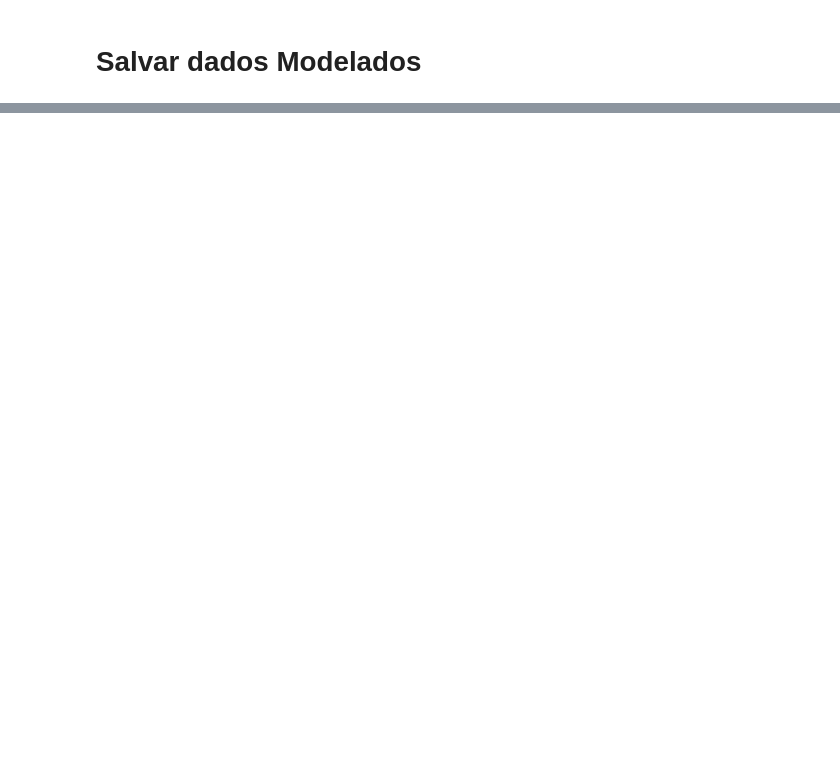
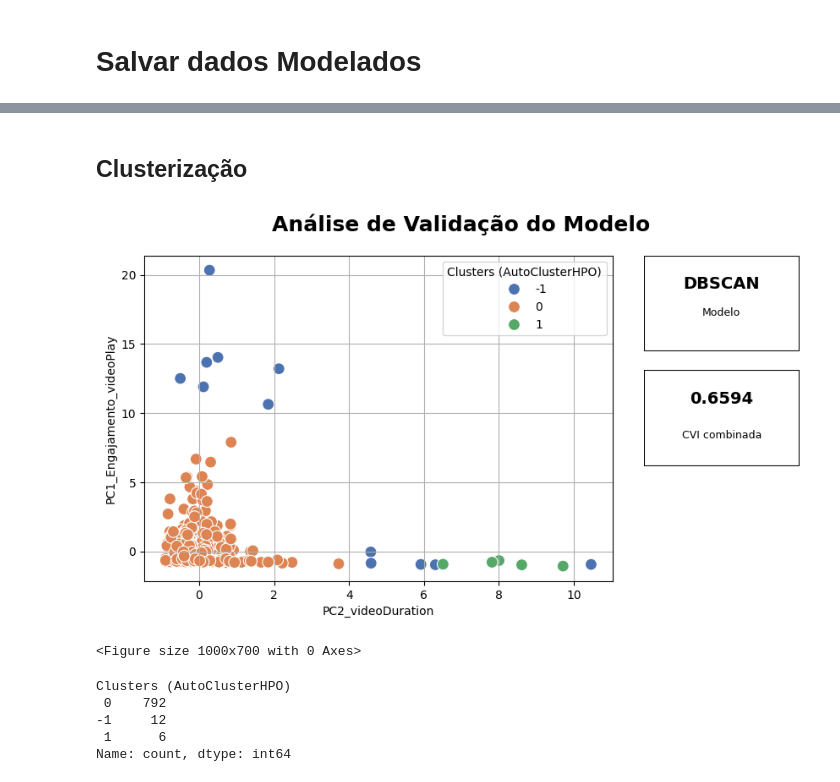
Before and after one commit to Vini0606/Tecnicas-de-Ciencia-de-Dados-em-dados-do-Instagram, a Jupyter notebook: notebooks/03_modelagem.ipynb, the cells around one changed output, grey strips where cells are left out. Saved outputs shown, nothing was run; the diff lists cells and outputs as text; code cells hidden in the pictures; blank space fills up the shorter version.

```diff
--- a/notebooks/03_modelagem.ipynb
+++ b/notebooks/03_modelagem.ipynb
@@ -40,0 +101,21 @@ df_comments = pd.read_excel(settings.ALL_XLSX, sheet_name="reels_latestComments"
+# %%
+# @title
+df = df_reels[['commentsCount', 'likesCount', 'videoPlayCount', 'videoDuration']].copy()
+
+scaler = StandardScaler()
+df_scaled = scaler.fit_transform(df)
+
+# Instancia PCA
+pca = PCA(n_components=2)
+pca.fit(df_scaled)
+
+# Transformar os dados
+dados_pca = pca.transform(df_scaled)
+
+# Colocar em DataFrame
+df_pca = pd.DataFrame(
+    dados_pca,
+    columns=[f"PC{i+1}" for i in range(2)]
+)
+
+df_pca.head()
@@ -40,0 +155,6 @@ df_comments = pd.read_excel(settings.ALL_XLSX, sheet_name="reels_latestComments"
+# %%
+# Adiciona a primeira coluna de dados_pca como a nova coluna 'PC1'
+df_reels['PC1_Engajamento_videoPlay'] = dados_pca[:, 0]
+
+# Adiciona a segunda coluna de dados_pca como a nova coluna 'PC2'
+df_reels['PC2_videoDuration'] = dados_pca[:, 1]
@@ -40,0 +163,9 @@ df_comments = pd.read_excel(settings.ALL_XLSX, sheet_name="reels_latestComments"
+# %%
+autocluster_tool = AutoClusterHPO(max_evals_per_algo=100)
+clusters, models, configs, scores, algo_names= autocluster_tool.fit_predict(df_reels[['PC1_Engajamento_videoPlay', 'PC2_videoDuration']])
+
+df_reels['Clusters (AutoClusterHPO)'] = clusters
+df_reels['model'] = models
+df_reels['config'] = configs
+df_reels['score'] = scores
+df_reels['algo_name'] = algo_names
@@ -228,0 +511,2 @@ except Exception as e:
+# %% [markdown]
+## Clusterização
@@ -228,0 +557,13 @@ except Exception as e:
+# %%
+analiseValidacaoModeloPCA(df_reels[['PC2_videoDuration', 'PC1_Engajamento_videoPlay', 'Clusters (AutoClusterHPO)']], algo_names, scores)
+# %% [output]
+[figure, added]
+<Figure size 1000x700 with 0 Axes>
+# %%
+df_reels['Clusters (AutoClusterHPO)'].value_counts()
+# %% [output]
+Clusters (AutoClusterHPO)
+ 0    792
+-1     12
+ 1      6
+Name: count, dtype: int64
```
Also changed, not shown: parts of 37 cells of this notebook, 9 other files.
